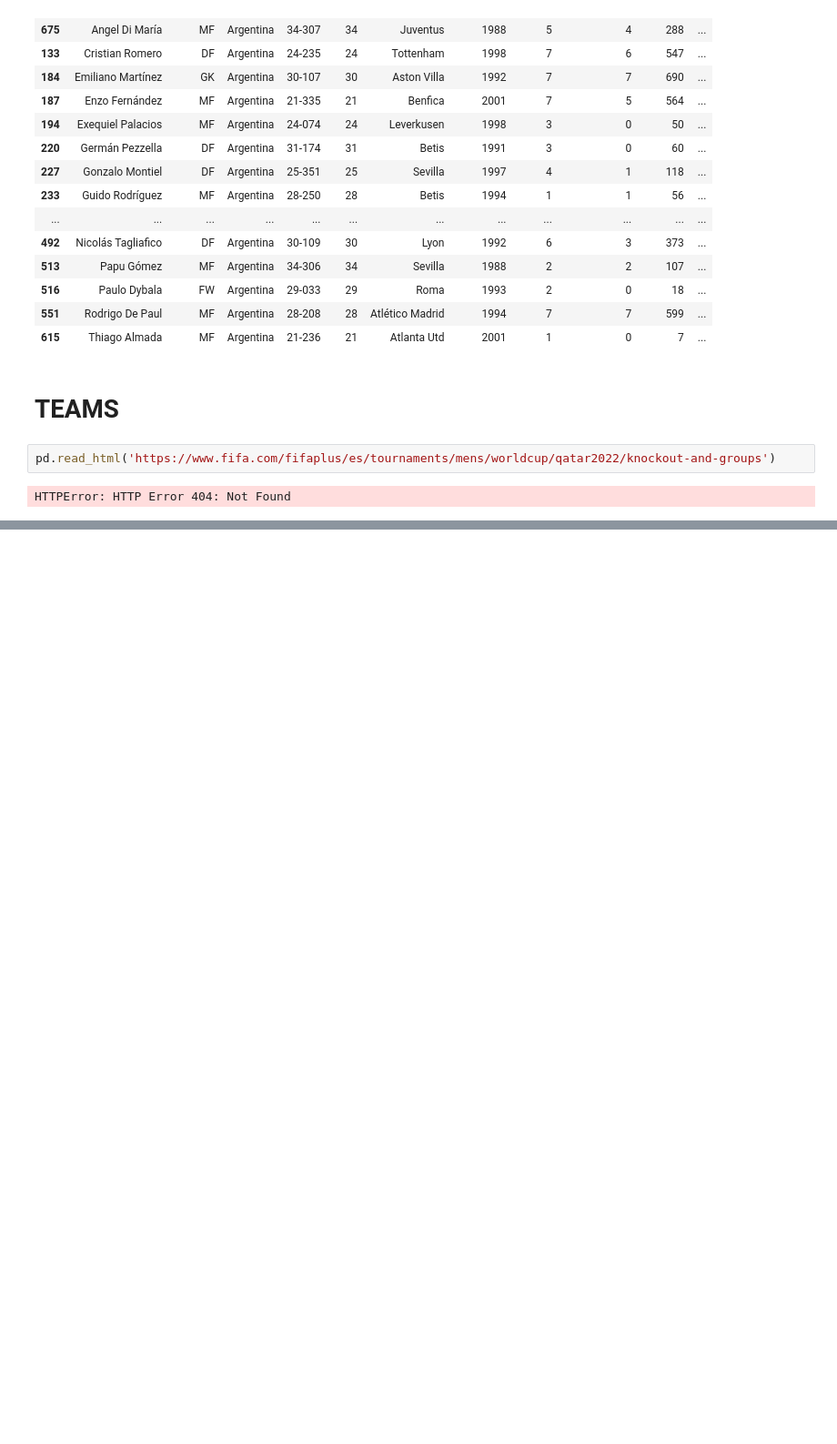
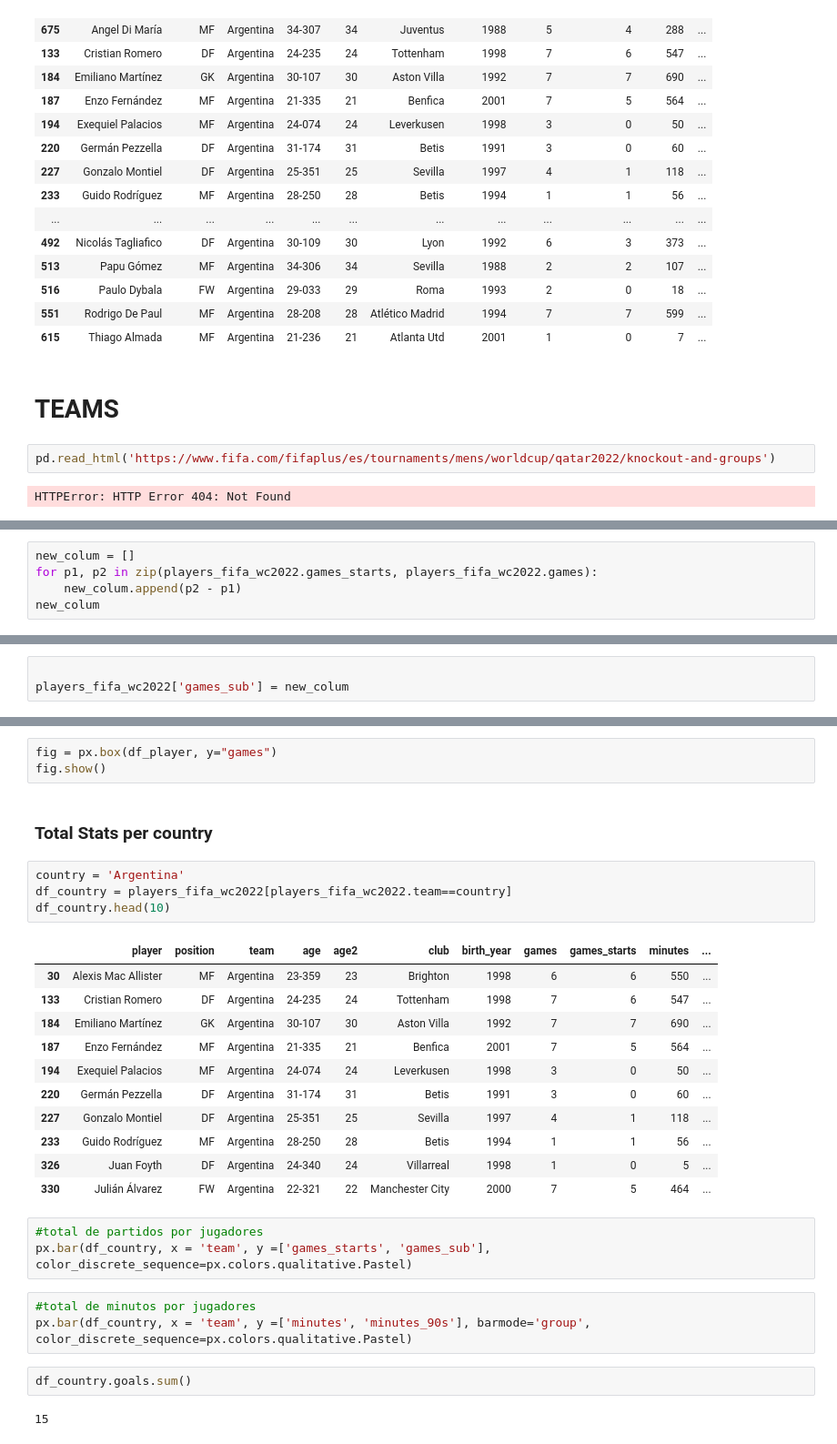
Before and after one commit to lromeror/Group_Slytheryn, a Jupyter notebook: DASHBOARD/assets/datas/FIFA_WORLD_CUP2022.ipynb, the cells around one changed output, grey strips where cells are left out. Shown at 91% size. Cells and saved outputs as stored; diff of their text form; blank space fills up the shorter version.

```diff
--- a/DASHBOARD/assets/datas/FIFA_WORLD_CUP2022.ipynb
+++ b/DASHBOARD/assets/datas/FIFA_WORLD_CUP2022.ipynb
@@ -146,0 +166,5 @@ HTTPError: HTTP Error 404: Not Found
+# %%
+new_colum = []
+for p1, p2 in zip(players_fifa_wc2022.games_starts, players_fifa_wc2022.games):
+    new_colum.append(p2 - p1)
+new_colum
@@ -146,0 +189,3 @@ HTTPError: HTTP Error 404: Not Found
+# %%
+
+players_fifa_wc2022['games_sub'] = new_colum
@@ -146,0 +274,31 @@ HTTPError: HTTP Error 404: Not Found
+# %%
+fig = px.box(df_player, y="games")
+fig.show()
+# %% [markdown]
+### Total Stats per country
+# %%
+country = 'Argentina'
+df_country = players_fifa_wc2022[players_fifa_wc2022.team==country]
+df_country.head(10)
+# %% [output]
+|  | player | position | team | age | age2 | club | birth_year | games | games_starts | minutes | ... |
+| 30 | Alexis Mac Allister | MF | Argentina | 23-359 | 23 | Brighton | 1998 | 6 | 6 | 550 | ... |
+| 133 | Cristian Romero | DF | Argentina | 24-235 | 24 | Tottenham | 1998 | 7 | 6 | 547 | ... |
+| 184 | Emiliano Martínez | GK | Argentina | 30-107 | 30 | Aston Villa | 1992 | 7 | 7 | 690 | ... |
+| 187 | Enzo Fernández | MF | Argentina | 21-335 | 21 | Benfica | 2001 | 7 | 5 | 564 | ... |
+| 194 | Exequiel Palacios | MF | Argentina | 24-074 | 24 | Leverkusen | 1998 | 3 | 0 | 50 | ... |
+| 220 | Germán Pezzella | DF | Argentina | 31-174 | 31 | Betis | 1991 | 3 | 0 | 60 | ... |
+| 227 | Gonzalo Montiel | DF | Argentina | 25-351 | 25 | Sevilla | 1997 | 4 | 1 | 118 | ... |
+| 233 | Guido Rodríguez | MF | Argentina | 28-250 | 28 | Betis | 1994 | 1 | 1 | 56 | ... |
+| 326 | Juan Foyth | DF | Argentina | 24-340 | 24 | Villarreal | 1998 | 1 | 0 | 5 | ... |
+| 330 | Julián Álvarez | FW | Argentina | 22-321 | 22 | Manchester City | 2000 | 7 | 5 | 464 | ... |
+# %%
+#total de partidos por jugadores
+px.bar(df_country, x = 'team', y =['games_starts', 'games_sub'], color_discrete_sequence=px.colors.qualitative.Pastel)
+# %%
+#total de minutos por jugadores
+px.bar(df_country, x = 'team', y =['minutes', 'minutes_90s'], barmode='group', color_discrete_sequence=px.colors.qualitative.Pastel)
+# %%
+df_country.goals.sum()
+# %% [output]
+15
```
Also changed, not shown: parts of 25 cells of this notebook.
